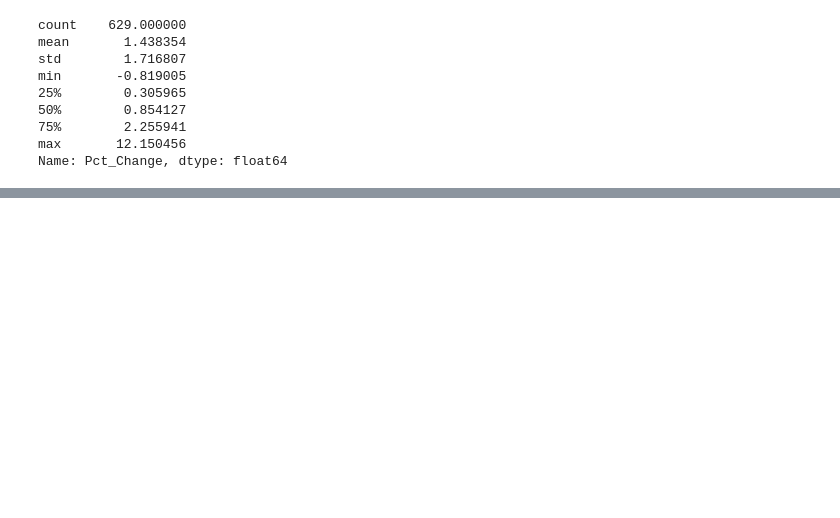
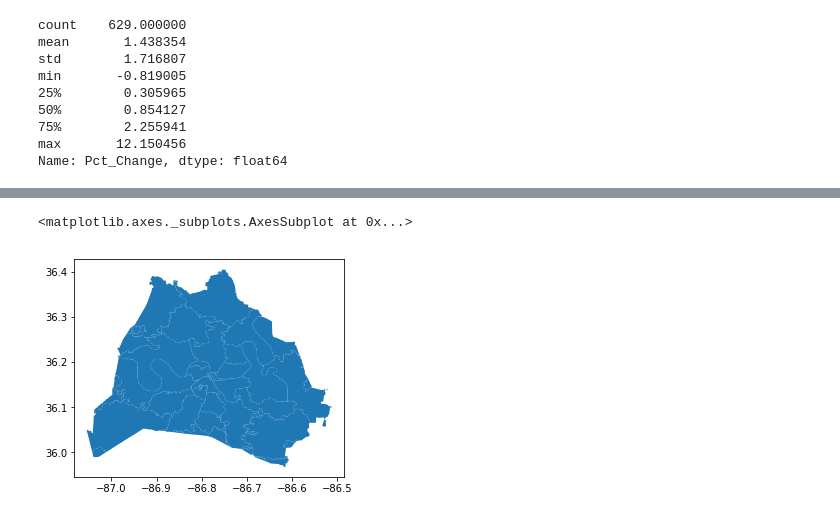
Before and after one commit to Cjcarlevato/data-question-4-affordable-housing-green-dogs, a Jupyter notebook: DQ4_Michael.ipynb, the cells around one changed output, grey strips where cells are left out. Drawn from its saved outputs; the diff is of its cells as text; code cells hidden in the pictures; blank space fills up the shorter version.

```diff
--- a/DQ4_Michael.ipynb
+++ b/DQ4_Michael.ipynb
@@ -173,0 +272,5 @@ Name: Pct_Change, dtype: float64
+# %%
+zip_codes.plot()
+# %% [output]
+<matplotlib.axes._subplots.AxesSubplot at 0x...>
+[figure, added]
```
Also changed, not shown: parts of 41 cells of this notebook.
